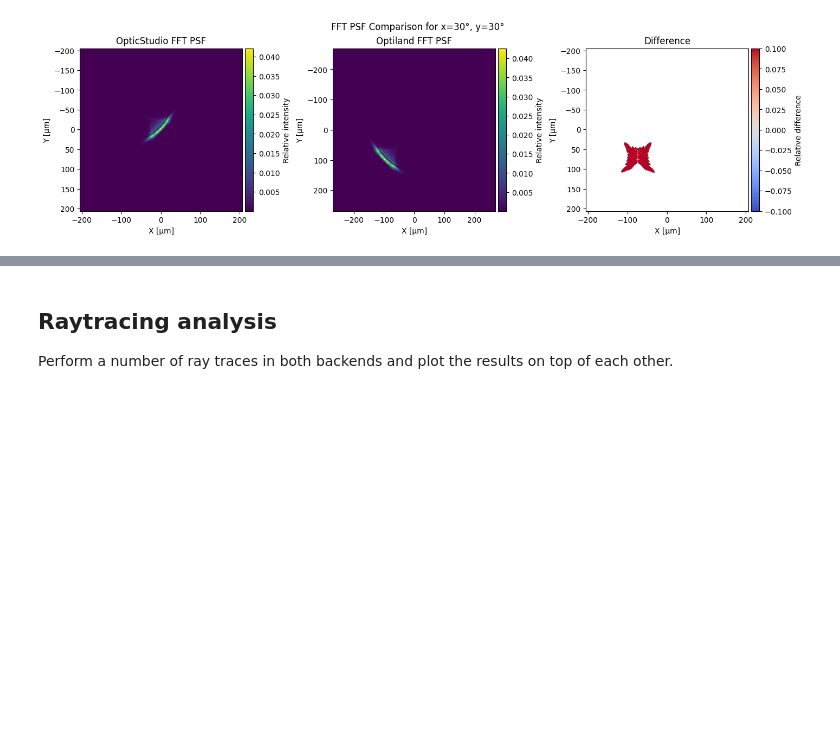
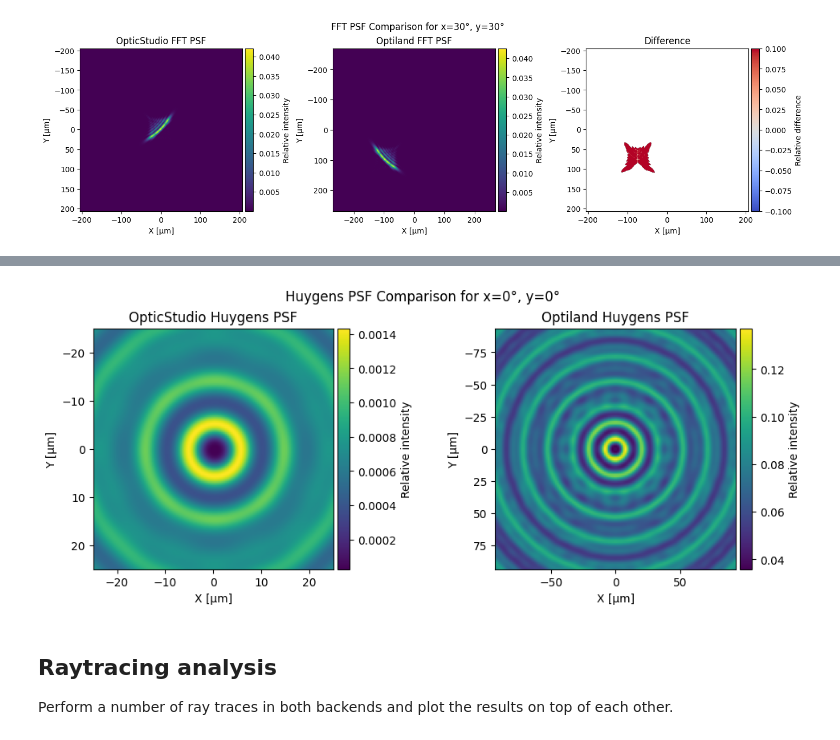
Before and after one commit to MREYE-LUMC/visisipy, a Jupyter notebook: docs/examples/Backend comparison/backend_comparison.ipynb, the cells around one changed output, grey strips where cells are left out. Saved outputs shown, nothing was run; the diff lists cells and outputs as text; code cells hidden in the pictures; blank space fills up the shorter version.

```diff
--- a/docs/examples/Backend comparison/backend_comparison.ipynb
+++ b/docs/examples/Backend comparison/backend_comparison.ipynb
@@ -165,3 +206,7 @@ compare_fft_psfs(model, field=(30, 30), sampling=256)
+# %%
+compare_huygens_psfs(model_myopic, field=(0, 0))
+# %% [output]
+[figure, added]
 # %% [markdown]
 ## Raytracing analysis
 
```
Also changed, not shown: parts of 4 cells of this notebook.
